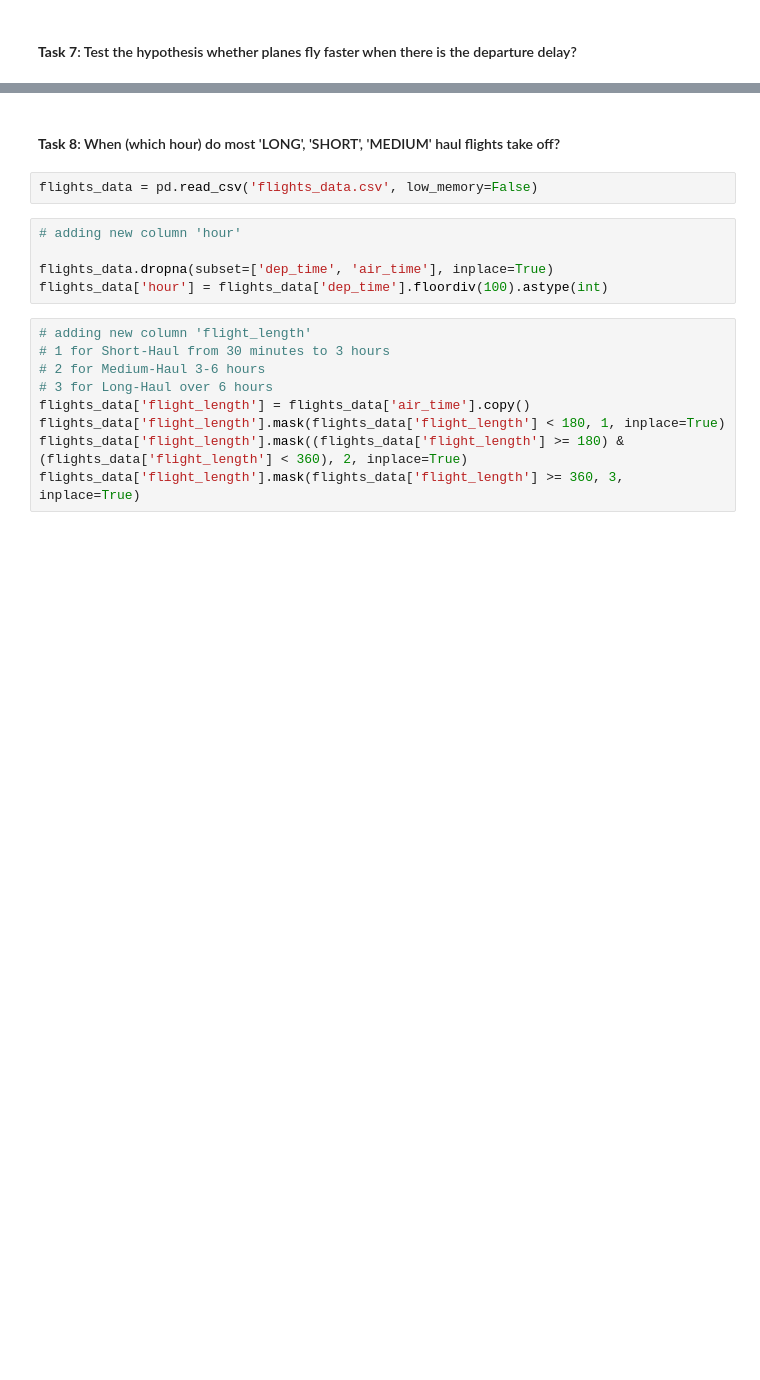
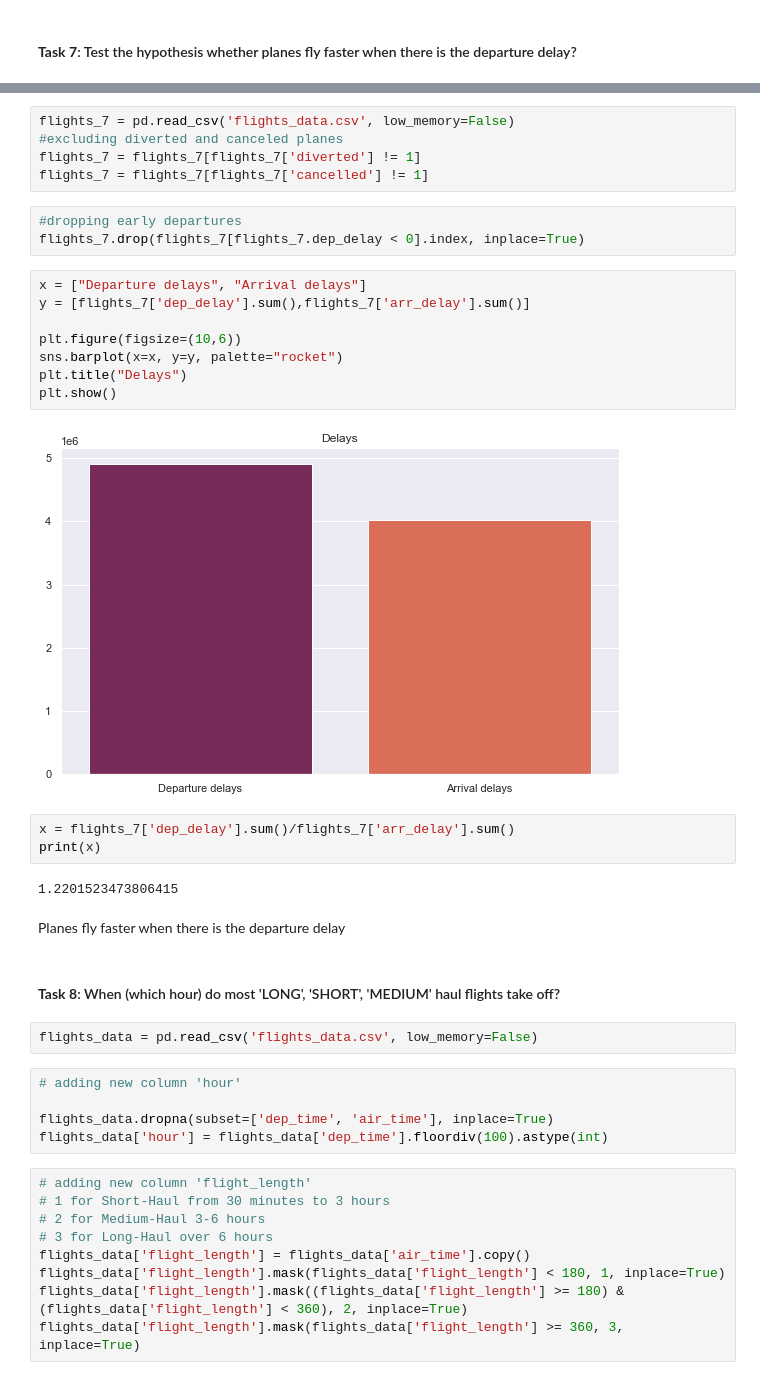
Before and after one commit to NB094/LHL_Midterm_1, a Jupyter notebook: Katrin_exploratory_analysis.ipynb, the cells around one changed output, grey strips where cells are left out. Cells and saved outputs as stored; diff of their text form; blank space fills up the shorter version.

```diff
--- a/Katrin_exploratory_analysis.ipynb
+++ b/Katrin_exploratory_analysis.ipynb
@@ -33,3 +83,28 @@ Test the hypothesis that these 4 delays are from the same distribution. If they
+# %%
+flights_7 = pd.read_csv('flights_data.csv', low_memory=False)
+#excluding diverted and canceled planes
+flights_7 = flights_7[flights_7['diverted'] != 1]
+flights_7 = flights_7[flights_7['cancelled'] != 1]
+# %%
+#dropping early departures
+flights_7.drop(flights_7[flights_7.dep_delay < 0].index, inplace=True)
+# %%
+x = ["Departure delays", "Arrival delays"]
+y = [flights_7['dep_delay'].sum(),flights_7['arr_delay'].sum()]
+
+plt.figure(figsize=(10,6))
+sns.barplot(x=x, y=y, palette="rocket")
+plt.title("Delays")
+plt.show()
+# %% [output]
+[figure, added]
+# %%
+x = flights_7['dep_delay'].sum()/flights_7['arr_delay'].sum()
+print(x)
+# %% [output]
+1.2201523473806415
+# %% [markdown]
+Planes fly faster when there is the departure delay
 # %% [markdown]
 #### **Task 8**: When (which hour) do most 'LONG', 'SHORT', 'MEDIUM' haul flights take off?
 # %%
```
Also changed, not shown: parts of 10 cells of this notebook, 2 other files.
